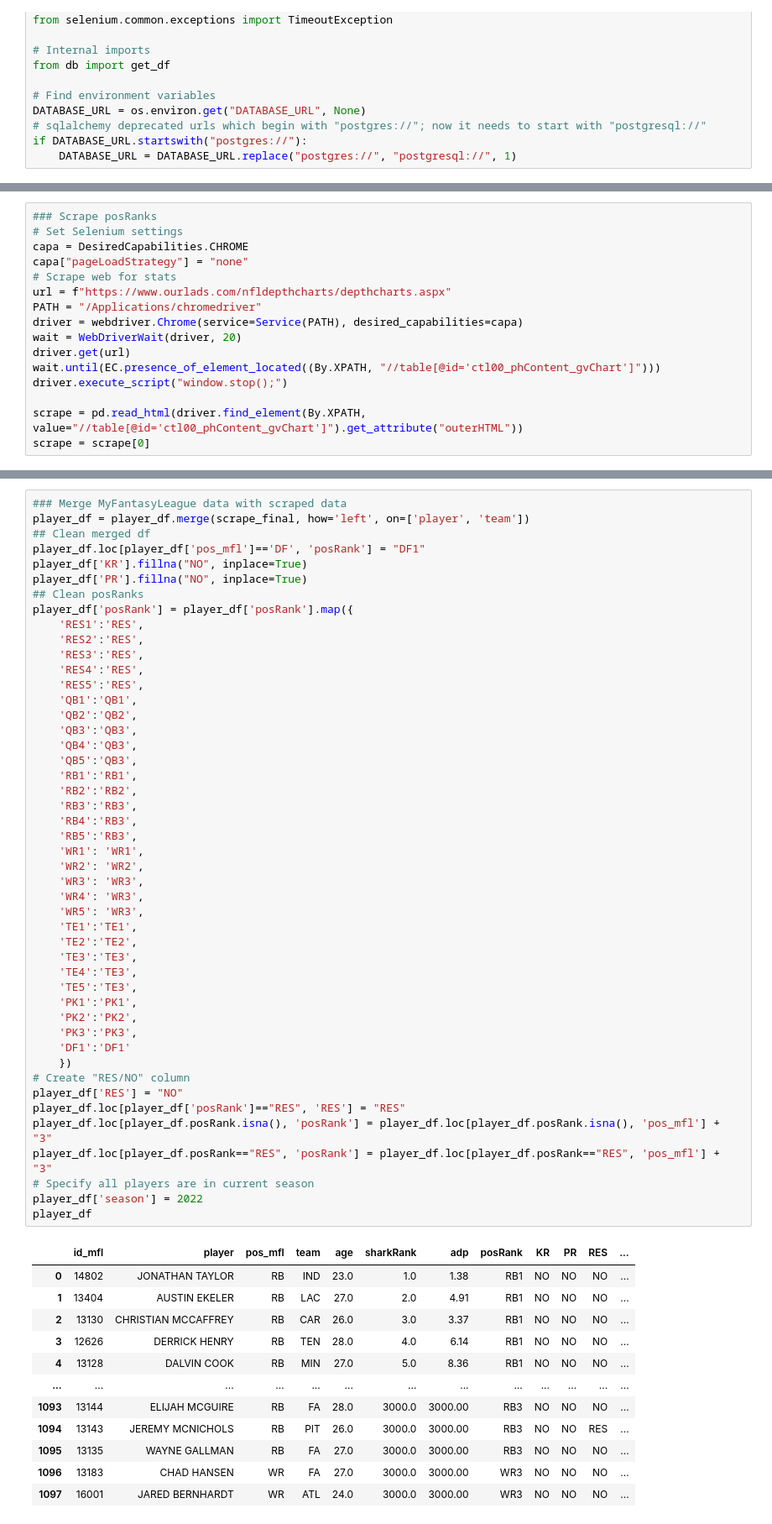
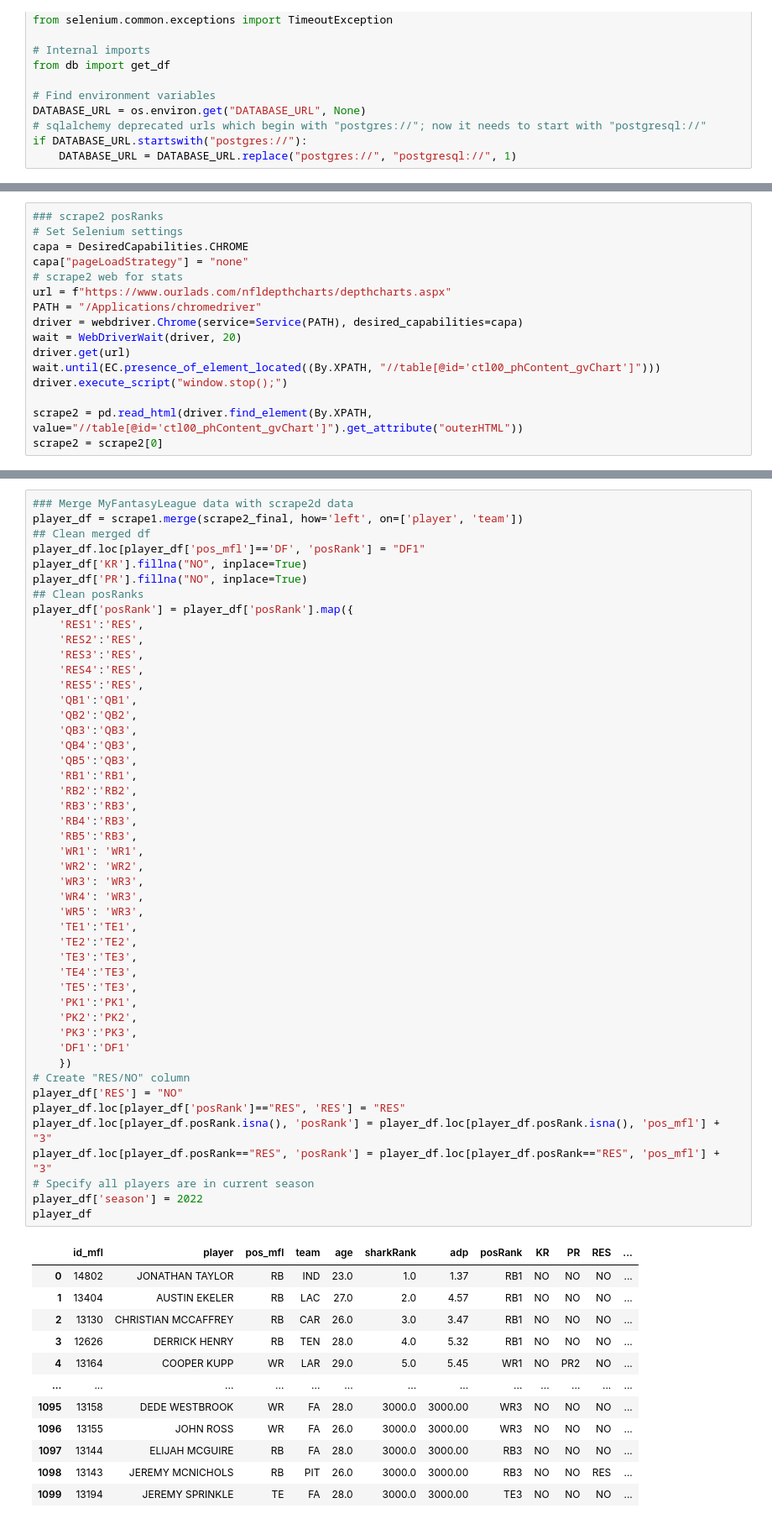
Before and after one commit to travisdharry/ff_demo, a Jupyter notebook: scheduler_new.ipynb, the cells around one changed output, grey strips where cells are left out. Shown at 84% size. Cells and saved outputs as stored; diff of their text form.

```diff
--- a/scheduler_new.ipynb
+++ b/scheduler_new.ipynb
@@ -159,9 +159,9 @@ player_df
 # %%
-### Scrape posRanks
+### scrape2 posRanks
 # Set Selenium settings
 capa = DesiredCapabilities.CHROME
 capa["pageLoadStrategy"] = "none"
-# Scrape web for stats
+# scrape2 web for stats
 url = f"https://www.ourlads.com/nfldepthcharts/depthcharts.aspx"
 PATH = "/Applications/chromedriver"
 driver = webdriver.Chrome(service=Service(PATH), desired_capabilities=capa)
@@ -170,6 +170,6 @@ driver.get(url)
 wait.until(EC.presence_of_element_located((By.XPATH, "//table[@id='ctl00_phContent_gvChart']")))
 driver.execute_script("window.stop();")
 
-scrape = pd.read_html(driver.find_element(By.XPATH, value="//table[@id='ctl00_phContent_gvChart']").get_attribute("outerHTML"))
-scrape = scrape[0]
+scrape2 = pd.read_html(driver.find_element(By.XPATH, value="//table[@id='ctl00_phContent_gvChart']").get_attribute("outerHTML"))
+scrape2 = scrape2[0]
 # %%
@@ -270,6 +270,6 @@ See the caveats in the documentation: https://pandas.pydata.org/pandas-docs/stab
 # %%
-### Merge MyFantasyLeague data with scraped data
-player_df = player_df.merge(scrape_final, how='left', on=['player', 'team'])
+### Merge MyFantasyLeague data with scrape2d data
+player_df = scrape1.merge(scrape2_final, how='left', on=['player', 'team'])
 ## Clean merged df
 player_df.loc[player_df['pos_mfl']=='DF', 'posRank'] = "DF1"
 player_df['KR'].fillna("NO", inplace=True)
@@ -289,41 +289,41 @@ player_df['posRank'] = player_df['posRank'].map({
     'RB1':'RB1',
     'RB2':'RB2',
     'RB3':'RB3',
     'RB4':'RB3',
     'RB5':'RB3',
     'WR1': 'WR1',
     'WR2': 'WR2',
     'WR3': 'WR3',
     'WR4': 'WR3',
     'WR5': 'WR3',
     'TE1':'TE1',
     'TE2':'TE2',
     'TE3':'TE3',
     'TE4':'TE3',
     'TE5':'TE3',
     'PK1':'PK1',
     'PK2':'PK2',
     'PK3':'PK3',
     'DF1':'DF1'
     })
 # Create "RES/NO" column
 player_df['RES'] = "NO"
 player_df.loc[player_df['posRank']=="RES", 'RES'] = "RES"
 player_df.loc[player_df.posRank.isna(), 'posRank'] = player_df.loc[player_df.posRank.isna(), 'pos_mfl'] + "3"
 player_df.loc[player_df.posRank=="RES", 'posRank'] = player_df.loc[player_df.posRank=="RES", 'pos_mfl'] + "3"
 # Specify all players are in current season
 player_df['season'] = 2022
 player_df
 # %% [output]
 |  | id_mfl | player | pos_mfl | team | age | sharkRank | adp | posRank | KR | PR | RES | ... |
-| 0 | 14802 | JONATHAN TAYLOR | RB | IND | 23.0 | 1.0 | 1.38 | RB1 | NO | NO | NO | ... |
-| 1 | 13404 | AUSTIN EKELER | RB | LAC | 27.0 | 2.0 | 4.91 | RB1 | NO | NO | NO | ... |
-| 2 | 13130 | CHRISTIAN MCCAFFREY | RB | CAR | 26.0 | 3.0 | 3.37 | RB1 | NO | NO | NO | ... |
-| 3 | 12626 | DERRICK HENRY | RB | TEN | 28.0 | 4.0 | 6.14 | RB1 | NO | NO | NO | ... |
-| 4 | 13128 | DALVIN COOK | RB | MIN | 27.0 | 5.0 | 8.36 | RB1 | NO | NO | NO | ... |
+| 0 | 14802 | JONATHAN TAYLOR | RB | IND | 23.0 | 1.0 | 1.37 | RB1 | NO | NO | NO | ... |
+| 1 | 13404 | AUSTIN EKELER | RB | LAC | 27.0 | 2.0 | 4.57 | RB1 | NO | NO | NO | ... |
+| 2 | 13130 | CHRISTIAN MCCAFFREY | RB | CAR | 26.0 | 3.0 | 3.47 | RB1 | NO | NO | NO | ... |
+| 3 | 12626 | DERRICK HENRY | RB | TEN | 28.0 | 4.0 | 5.32 | RB1 | NO | NO | NO | ... |
+| 4 | 13164 | COOPER KUPP | WR | LAR | 29.0 | 5.0 | 5.45 | WR1 | NO | PR2 | NO | ... |
 | ... | ... | ... | ... | ... | ... | ... | ... | ... | ... | ... | ... | ... |
-| 1093 | 13144 | ELIJAH MCGUIRE | RB | FA | 28.0 | 3000.0 | 3000.00 | RB3 | NO | NO | NO | ... |
-| 1094 | 13143 | JEREMY MCNICHOLS | RB | PIT | 26.0 | 3000.0 | 3000.00 | RB3 | NO | NO | RES | ... |
-| 1095 | 13135 | WAYNE GALLMAN | RB | FA | 27.0 | 3000.0 | 3000.00 | RB3 | NO | NO | NO | ... |
-| 1096 | 13183 | CHAD HANSEN | WR | FA | 27.0 | 3000.0 | 3000.00 | WR3 | NO | NO | NO | ... |
-| 1097 | 16001 | JARED BERNHARDT | WR | ATL | 24.0 | 3000.0 | 3000.00 | WR3 | NO | NO | NO | ... |
+| 1095 | 13158 | DEDE WESTBROOK | WR | FA | 28.0 | 3000.0 | 3000.00 | WR3 | NO | NO | NO | ... |
+| 1096 | 13155 | JOHN ROSS | WR | FA | 26.0 | 3000.0 | 3000.00 | WR3 | NO | NO | NO | ... |
+| 1097 | 13144 | ELIJAH MCGUIRE | RB | FA | 28.0 | 3000.0 | 3000.00 | RB3 | NO | NO | NO | ... |
+| 1098 | 13143 | JEREMY MCNICHOLS | RB | PIT | 26.0 | 3000.0 | 3000.00 | RB3 | NO | NO | RES | ... |
+| 1099 | 13194 | JEREMY SPRINKLE | TE | FA | 28.0 | 3000.0 | 3000.00 | TE3 | NO | NO | NO | ... |
```
Also changed, not shown: parts of 17 cells of this notebook, 1 other file.
